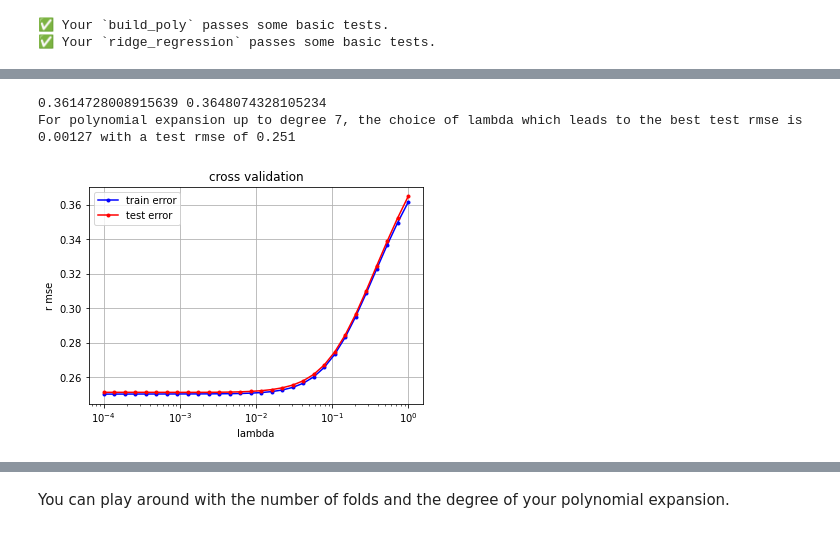
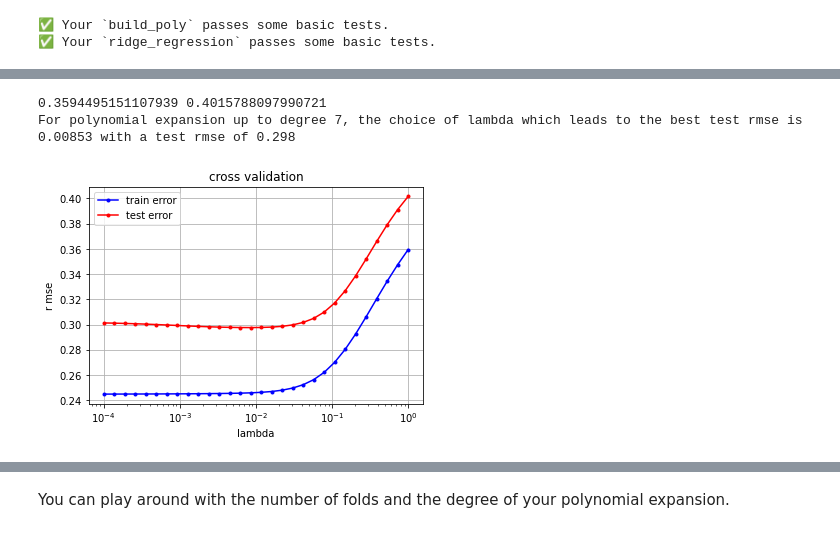
Before and after one commit to Benoit-Muller/ML_course_my_solutions, a Jupyter notebook: labs/ex04/template/ex04.ipynb, the cells around one changed output, grey strips where cells are left out. Drawn from its saved outputs; the diff is of its cells as text; code cells hidden in the pictures.

Commit message:
lab4 cross validation réussie

```diff
--- a/labs/ex04/template/ex04.ipynb
+++ b/labs/ex04/template/ex04.ipynb
@@ -65,7 +65,7 @@ def cross_validation(y, x, k_indices, k, lambda_, degree):
         y:          shape=(N,)
         x:          shape=(N,)
         k_indices:  2D array returned by build_k_indices()
-        k:          scalar, the k-th fold (N.B.: not to confused with k_fold which is the fold nums)
+        k:          scalar, (the indice of) the k-th fold (i.e. will use the k+1-th fold)(N.B.: not to confused with k_fold which is the fold nums)
         lambda_:    scalar, cf. ridge_regression()
         degree:     scalar, cf. build_poly()
 
@@ -80,9 +80,12 @@ def cross_validation(y, x, k_indices, k, lambda_, degree):
     # INSERT YOUR CODE HERE
     # get k'th subgroup in test, others in train: TODO
     # ***************************************************
-    N=len(y)
-    y_te, x_te = y[k_indices[k-1]], x[k_indices[k-1]]
-    tr_indices = np.block([np.arange(k),np.arange(k+1,N-1)])
+    N = len(y)
+    k_fold = len(k_indices)
+    #k=k+1 #?
+    y_te, x_te = y[k_indices[k]], x[k_indices[k]]
+    index = np.block([np.arange(k),np.arange(k+1,k_fold)])
+    tr_indices = k_indices[index]
     tr_indices = tr_indices.reshape(-1)
     y_tr, x_tr = y[tr_indices], x[tr_indices]
     # ***************************************************
@@ -95,20 +98,10 @@ def cross_validation(y, x, k_indices, k, lambda_, degree):
     # ridge regression: TODO
     # ***************************************************
     w = ridge_regression(y_tr, x_tr_poly, lambda_)
+    #print(w,y_tr, x_tr_poly, lambda_)
     # ***************************************************
     # INSERT YOUR CODE HERE
     # calculate the loss for train and test data: TODO
     # ***************************************************
     loss_tr, loss_te = compute_rmse(y_tr, x_tr_poly, w), compute_rmse(y_te, x_te_poly, w)
     return loss_tr, loss_te
-# %%
-test(cross_validation)
-N=10
-x=np.random.random(N)
-y=np.random.random(N)
-k_fold=4
-seed=13
-k=1
-lambda_=2
-degree=10
-cross_validation(y,x,build_k_indices(y, k_fold, seed), k, lambda_, degree)
@@ -142,37 +136,37 @@ def cross_validation_demo(degree, k_fold, lambdas):
     seed = 12
     degree = degree
     k_fold = k_fold
     lambdas = lambdas
     # split data in k fold
     k_indices = build_k_indices(y, k_fold, seed)
     # define lists to store the loss of training data and test data
     rmse_tr = []
     rmse_te = []
     # ***************************************************
     # INSERT YOUR CODE HERE
     # cross validation over lambdas: TODO
     # ***************************************************
     for lambda_ in lambdas:
         rmse_tr.append(0)
         rmse_te.append(0)
-        for k in range(1,k_fold+1):
+        for k in range(k_fold):
             loss_tr, loss_te = cross_validation(y, x, k_indices, k, lambda_, degree)
             rmse_tr[-1] = rmse_tr[-1] + loss_tr/k_fold
             rmse_te[-1] = rmse_te[-1] + loss_te/k_fold
     i = np.min(np.argmin(rmse_te))
     best_lambda, best_rmse = lambdas[i], rmse_te[i]
 
     cross_validation_visualization(lambdas, rmse_tr, rmse_te)
     print(rmse_tr[-1], rmse_te[-1])
     print("For polynomial expansion up to degree %.f, the choice of lambda which leads to the best test rmse is %.5f with a test rmse of %.3f" % (degree, best_lambda, best_rmse))
     return best_lambda, best_rmse
 
 
 best_lambda, best_rmse = cross_validation_demo(7, 4, np.logspace(-4, 0, 30))
 # %% [output]
-0.3614728008915639 0.3648074328105234
-For polynomial expansion up to degree 7, the choice of lambda which leads to the best test rmse is 0.00127 with a test rmse of 0.251
+0.3594495151107939 0.4015788097990721
+For polynomial expansion up to degree 7, the choice of lambda which leads to the best test rmse is 0.00853 with a test rmse of 0.298
-[figure, old version]
+[figure, new version]
 # %% [markdown]
 Your output should look like this for seed = 12, degree = 7 and k_fold = 4:
 
```
Also changed, not shown: parts of 6 cells of this notebook, 2 other files.
